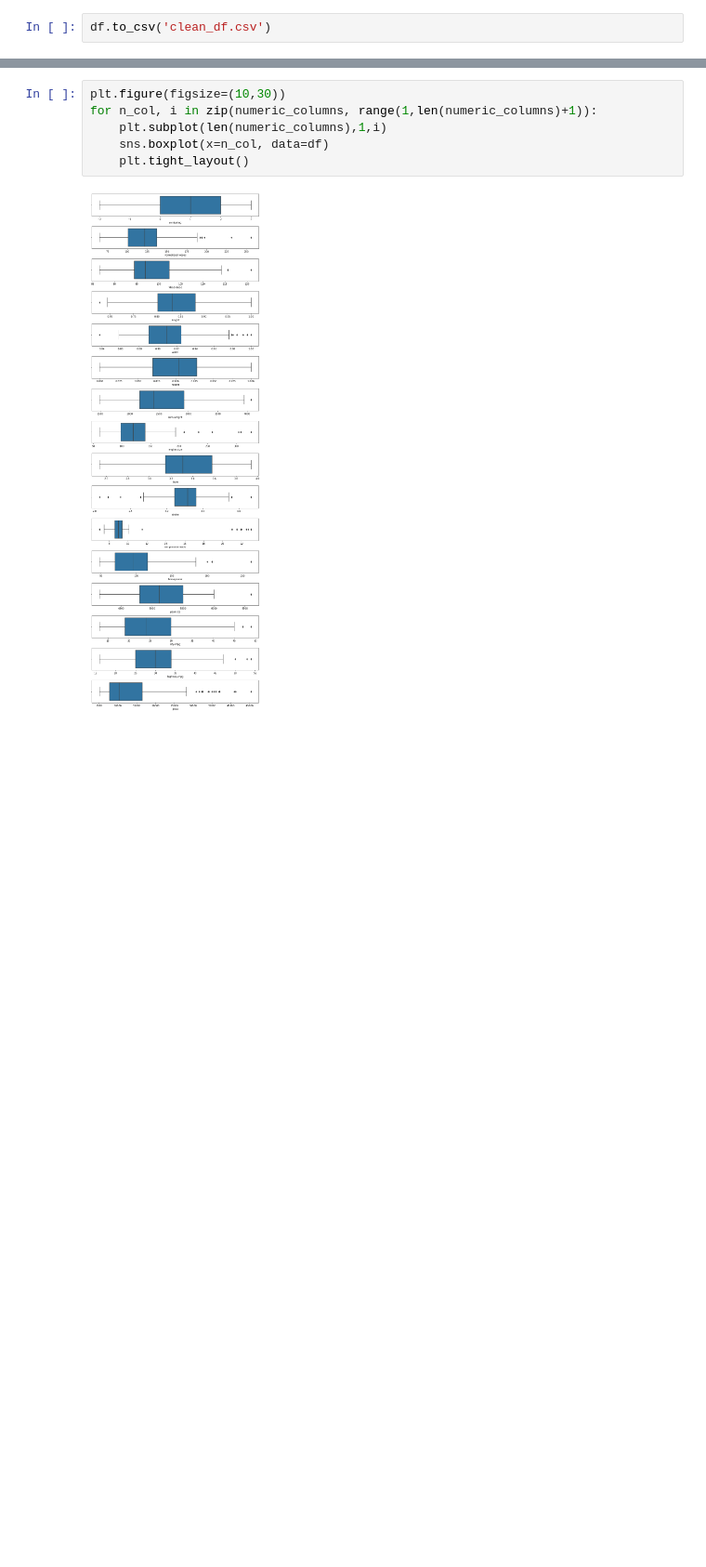
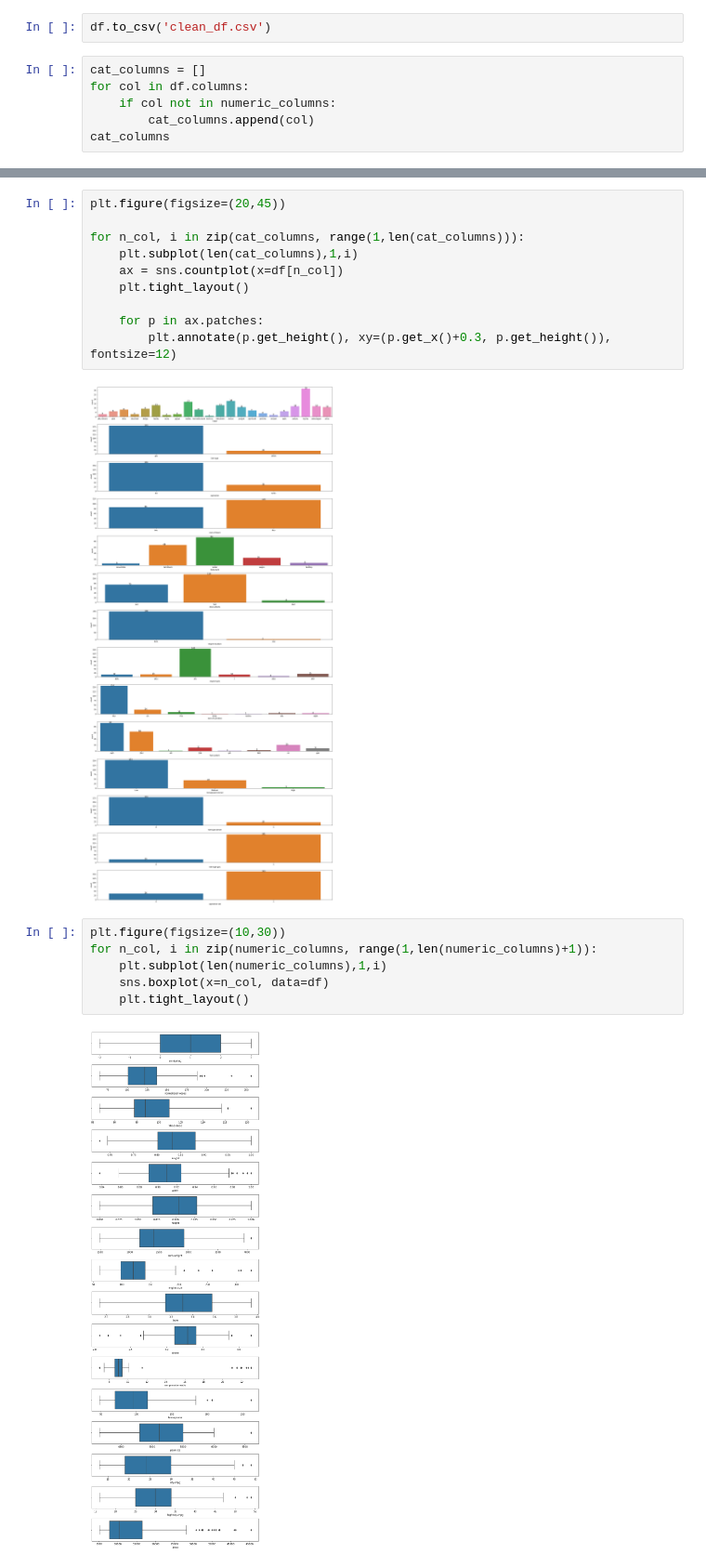
Before and after one commit to IgorEisenlohr/Car-price, a Jupyter notebook: car_prices.ipynb, the cells around one changed output, grey strips where cells are left out. Shown at 93% size. Cells and saved outputs as stored; diff of their text form; blank space fills up the shorter version.

```diff
--- a/car_prices.ipynb
+++ b/car_prices.ipynb
@@ -275,2 +275,8 @@ df.head()
 # %%
 df.to_csv('clean_df.csv')
+# %%
+cat_columns = []
+for col in df.columns:
+    if col not in numeric_columns:
+        cat_columns.append(col)
+cat_columns
@@ -277,3 +299,15 @@ df.to_csv('clean_df.csv')
+# %%
+plt.figure(figsize=(20,45))
+
+for n_col, i in zip(cat_columns, range(1,len(cat_columns))):
+    plt.subplot(len(cat_columns),1,i)
+    ax = sns.countplot(x=df[n_col])
+    plt.tight_layout()
+
+    for p in ax.patches:
+        plt.annotate(p.get_height(), xy=(p.get_x()+0.3, p.get_height()), fontsize=12)
+# %% [output]
+[figure, added]
 # %%
 plt.figure(figsize=(10,30))
 for n_col, i in zip(numeric_columns, range(1,len(numeric_columns)+1)):
```
Also changed, not shown: parts of 7 cells of this notebook.
